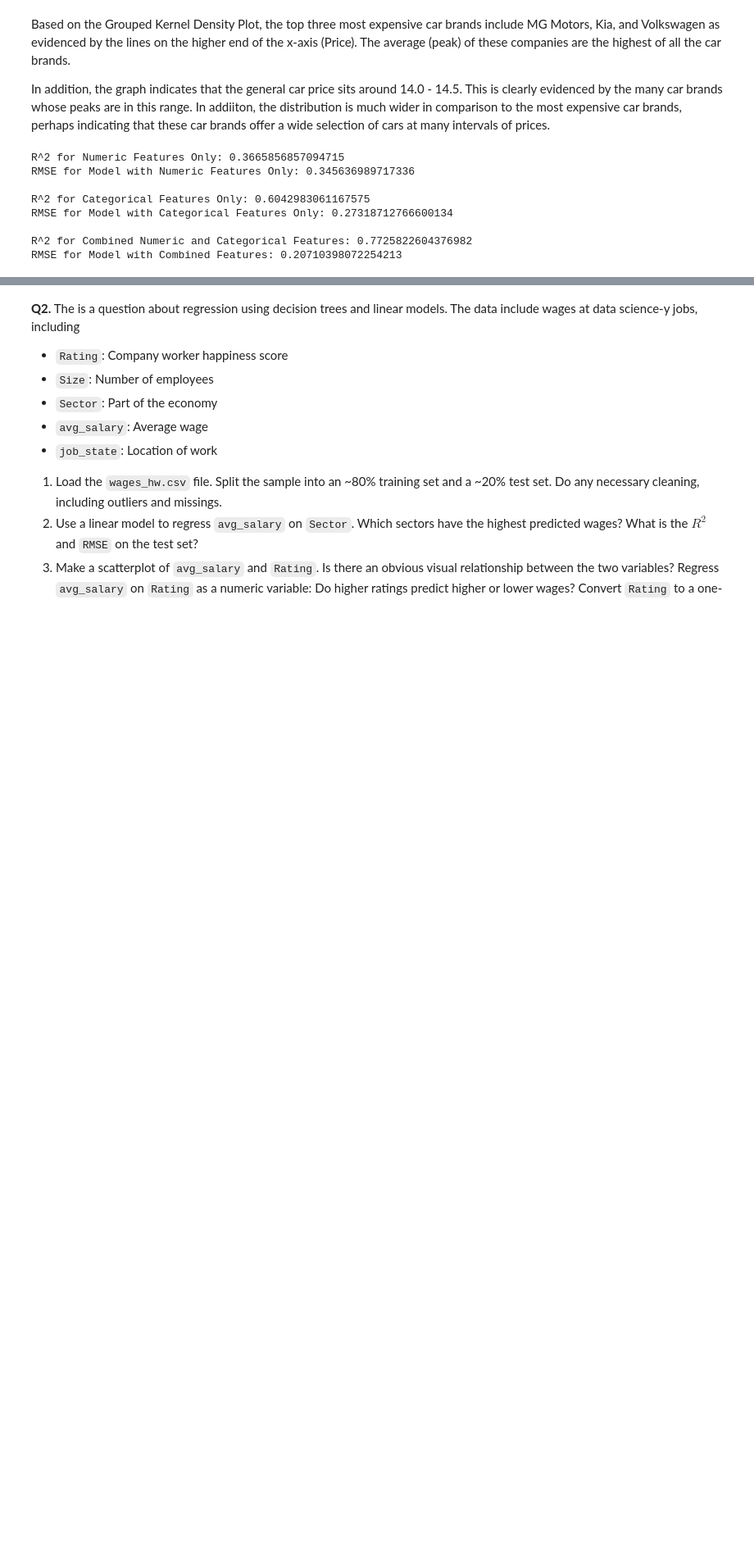
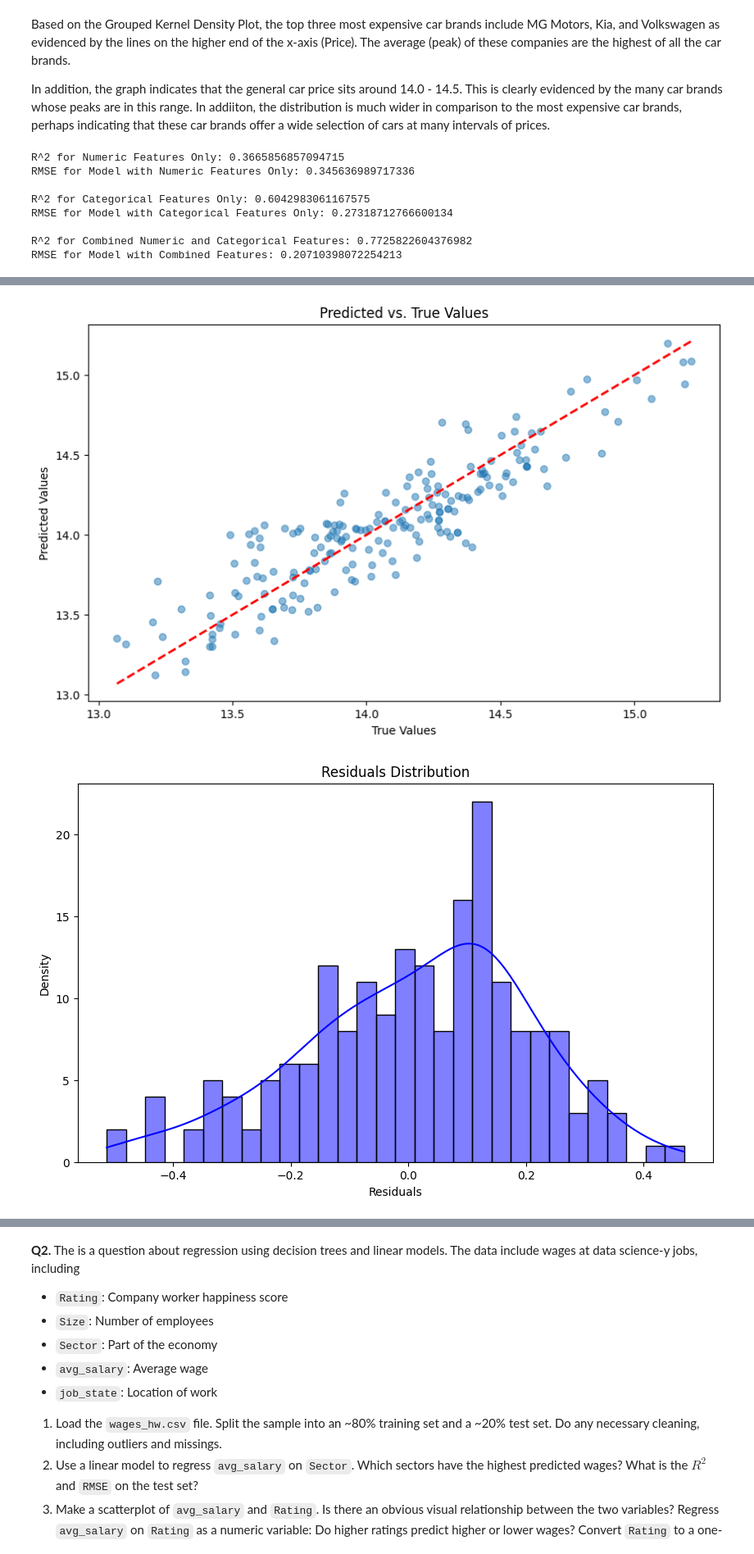
Before and after one commit to eric-nguyen13/assignment4, a Jupyter notebook: assignment4.ipynb, the cells around one changed output, grey strips where cells are left out. Shown at 82% size. Cells and saved outputs as stored; diff of their text form; code cells hidden in the pictures; blank space fills up the shorter version.

```diff
--- a/assignment4.ipynb
+++ b/assignment4.ipynb
@@ -192,21 +202,17 @@ X_train_categorical = X_train.select_dtypes(exclude='number')
 X_test_categorical = X_test.select_dtypes(exclude='number')
 y = df['Price']
 
-# Get the Variables
+# Get the Numerical and Categorical variables
 numerical_columns = list(X_train_numerical)
 categorical_columns = list(X_train_categorical)
 
 # One Hot Encode Categorical Variables + Fit Transform - for 4B
-full_pipeline = ColumnTransformer([
-        ("categorical", OneHotEncoder(handle_unknown='ignore'), categorical_columns)
-    ])
-X_train_categorical_prepared = full_pipeline.fit_transform(X_train_categorical)
-X_test_categorical_prepared = full_pipeline.transform(X_test_categorical)
+categorical_transformer = ColumnTransformer([("categorical", OneHotEncoder(handle_unknown='ignore'), categorical_columns)])
+X_train_categorical_prepared = categorical_transformer.fit_transform(X_train_categorical)
+X_test_categorical_prepared = categorical_transformer.transform(X_test_categorical)
 
 # Impute numerical missing values with the median
-numeric_transformer = Pipeline(steps=[
-    ('imputer', SimpleImputer(strategy='median')),
-])
+numeric_transformer = Pipeline(steps=[('imputer', SimpleImputer(strategy='median')),])
 
 # Combined numerical and categorical into one pipeline - for 4C
 combined_transformer = ColumnTransformer([
@@ -371,0 +347,44 @@ RMSE for the best model: 2.5383155655310074e-12
+# %%
+# 6. For the best model, determine the predicted values for the test data and plot
+import matplotlib.pyplot as plt
+import seaborn as sns
+
+# Pipeline and Transform
+best_degree_pipeline = Pipeline([
+      ('polynomial', PolynomialFeatures(degree=2, include_bias=False)),])
+best_categorical_pipeline = ColumnTransformer([
+        ('best_degree', best_degree_pipeline, numerical_columns),
+        ("categorical", OneHotEncoder(handle_unknown='ignore'), categorical_columns)
+    ])
+
+# Fit and Transform
+X_train_prepared_best = best_categorical_pipeline.fit_transform(X_train)
+X_test_prepared_best = best_categorical_pipeline.transform(X_test)
+
+# Create Model and Predict
+best_model = LinearRegression()
+best_model.fit(X_train_prepared_best, y_train)
+y_pred = best_model.predict(X_test_prepared_best)
+
+# Plot Predicted vs. True Values
+plt.figure(figsize=(10, 6))
+plt.scatter(y_test, y_pred, alpha=0.5)
+plt.title('Predicted vs. True Values')
+plt.xlabel('True Values')
+plt.ylabel('Predicted Values')
+plt.plot([min(y_test), max(y_test)], [min(y_test), max(y_test)], linestyle='--', color='red', linewidth=2)
+plt.show()
+
+# Compute Residuals/Errors
+residuals = y_test - y_pred
+
+# Create Kernel Density Plot of Residuals
+plt.figure(figsize=(10, 6))
+sns.histplot(residuals, kde=True, color='blue', bins=30)
+plt.title('Residuals Distribution')
+plt.xlabel('Residuals')
+plt.ylabel('Density')
+plt.show()
+# %% [output]
+[figure, added]
+[figure, added]
```
Also changed, not shown: parts of 22 cells of this notebook.
